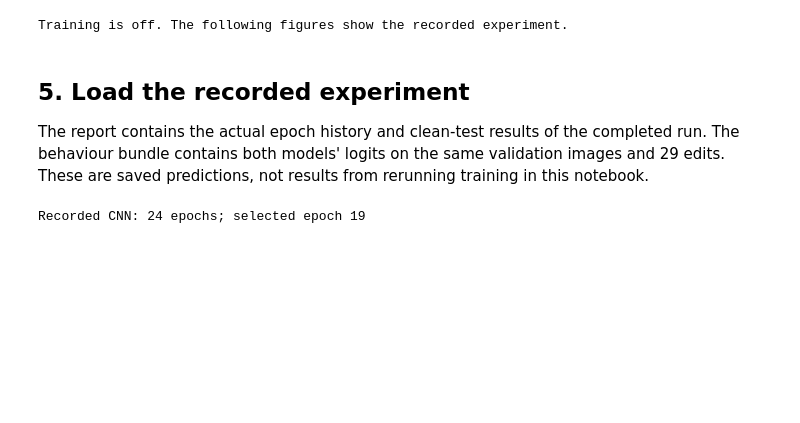
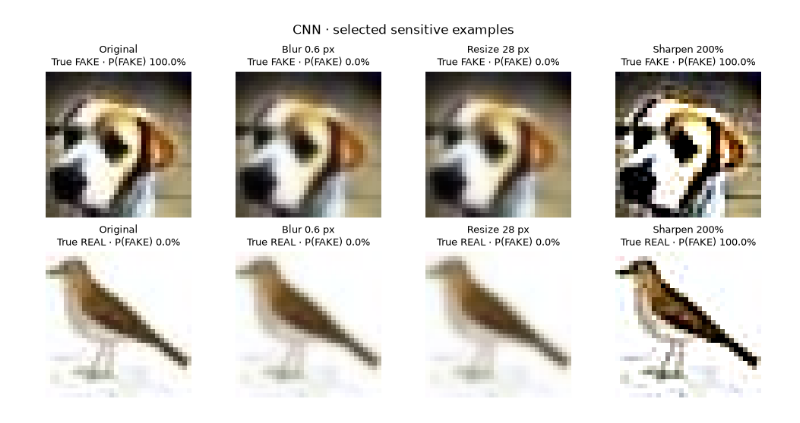
Before and after one commit to adamp-22/kandy, a Jupyter notebook: phase1/02_cnn_training_and_visualization.ipynb, the cells around one changed output. Drawn from its saved outputs; the diff is of its cells as text; code cells hidden in the pictures; blank space fills up the shorter version.

```diff
--- a/phase1/02_cnn_training_and_visualization.ipynb
+++ b/phase1/02_cnn_training_and_visualization.ipynb
@@ -283,23 +232,39 @@ def train_new_run():
 # %%
-# Run All normally stops here without training. The saved experiment is reviewed next.
-if RUN_TRAINING:
-    new_model, new_history = train_new_run()
-else:
-    print("Training is off. The following figures show the recorded experiment.")
+# Load named arrays once, then calculate the quantities used in the plots.
+data = h.load_saved("phase1_behaviour_bundle.npz")
+conditions = json.loads(str(data["conditions"]))
+labels, objects = data["labels"], data["objects"]
+logits = data["cnn_logit"]
+fake_mask, real_mask = labels == 0, labels == 1
+predicted_fake = logits < 0
+fake_probability = 1 / (1 + np.exp(np.clip(logits, -80, 80)))
+blur = h.condition_index(conditions, "Blur", 0.6)
+resize = h.condition_index(conditions, "Resize", 28)
+sharpen = h.condition_index(conditions, "Sharpen", 200)
-# %% [output]
-Training is off. The following figures show the recorded experiment.
-# %% [markdown]
-## 5. Load the recorded experiment
-
-The report contains the actual epoch history and clean-test results of the completed run.
-The behaviour bundle contains both models' logits on the same validation images and 29 edits.
-These are saved predictions, not results from rerunning training in this notebook.
+# %%
+# Choose from the included pixels using a reproducible score-change rule.
+previews = dict(zip(data["thumb_indices"], data["thumb_images"]))
+chosen = []
+for label, condition in [(0, blur), (1, sharpen)]:
+    pool = data["thumb_indices"]
+    correct = predicted_fake[0, pool] == (labels[pool] == 0)
+    pool = pool[correct & (labels[pool] == label)]
+    change = fake_probability[condition, pool] - fake_probability[0, pool]
+    position = np.argmin(change) if label == 0 else np.argmax(change)
+    chosen.append(int(pool[position]))
 # %%
-# Reports are small JSON files included with the Phase I submission.
-report = json.loads((ROOT / "phase1/data/cnn_training_report.json").read_text())
-history = report["history"]
-selected_epoch = report["selected_epoch"]
-MODEL_NAME = "CNN"
-print(f"Recorded {MODEL_NAME}: {len(history)} epochs; selected epoch {selected_epoch}")
+# Scores are saved predictions; the helper recreates exactly the corresponding pixels.
+edits = [0, blur, resize, sharpen]
+titles = ["Original", "Blur 0.6 px", "Resize 28 px", "Sharpen 200%"]
+fig, axes = plt.subplots(2, 4, figsize=(10, 5), layout="constrained")
+for row, index in enumerate(chosen):
+    truth = "FAKE" if labels[index] == 0 else "REAL"
+    for ax, condition, title in zip(axes[row], edits, titles):
+        image = h.edit_image(previews[index], conditions[condition])
+        ax.imshow(image.transpose(1, 2, 0), interpolation="nearest")
+        ax.set_title(f"{title}\nTrue {truth} · P(FAKE) {fake_probability[condition, index]:.1%}", fontsize=9)
+        ax.axis("off")
+fig.suptitle(f"{MODEL_NAME} · selected sensitive examples")
+h.show_plot()
 # %% [output]
-Recorded CNN: 24 epochs; selected epoch 19
+[figure, added]
```
Also changed, not shown: parts of 79 cells of this notebook, 7 other files.
